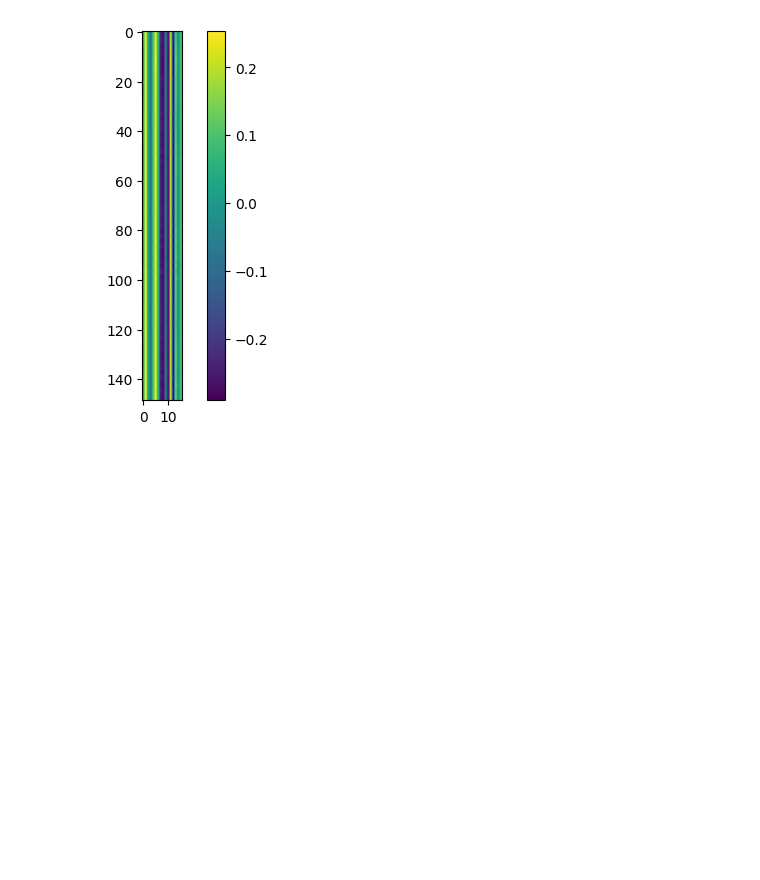
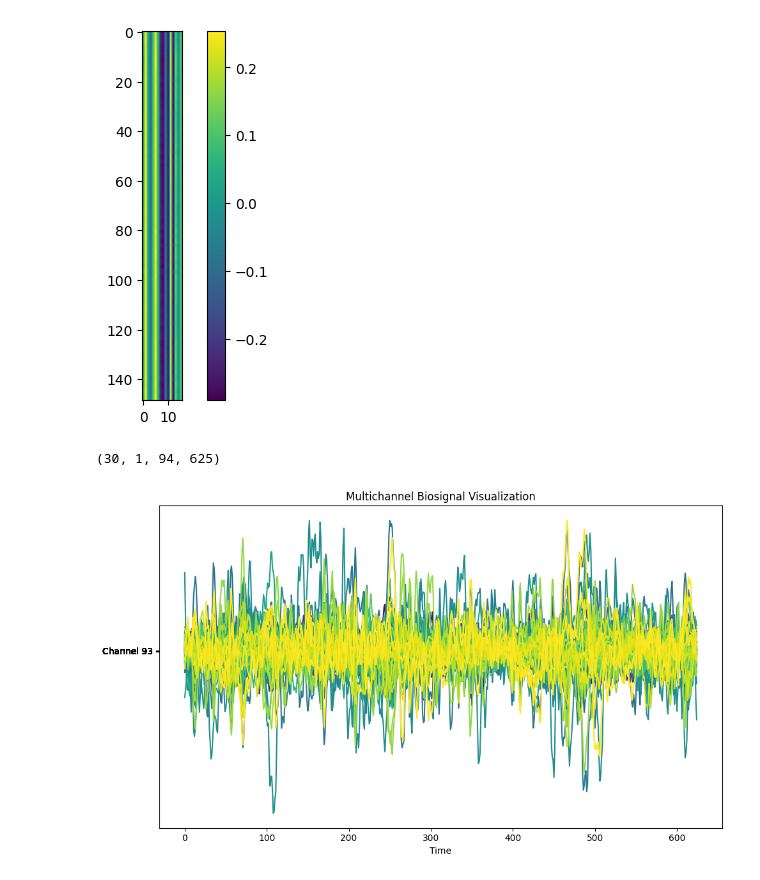
Before and after one commit to soul-M-42/Covariance_EEG_Emotion, a Jupyter notebook: vis_tool.ipynb, the cells around one changed output. Drawn from its saved outputs; the diff is of its cells as text; code cells hidden in the pictures; blank space fills up the shorter version.

```diff
--- a/vis_tool.ipynb
+++ b/vis_tool.ipynb
@@ -134,3 +139,77 @@ TypeError: Invalid shape (60, 149, 32) for image data
 show_data(data_show[8])
 # %% [output]
 [figure]
+# %%
+import numpy as np
+data = np.load('./visualize/projected_eeg.npy')
+data.shape
+# %% [output]
+(30, 1, 94, 625)
+# %%
+data_trial = data[0][0]
+# %%
+import numpy as np
+import matplotlib.pyplot as plt
+
+def plot_multichannel_data(data, x=None, offset=None, spacing=3.0,
+                          channel_labels=None, cmap='viridis', ax=None, **kwargs):
+    """
+    绘制多通道时间序列数据，自动垂直偏移通道
+
+    参数：
+    data : ndarray, shape (n_channels, n_time)
+        输入的多通道时间序列数据
+    x : ndarray, shape (n_time,), optional
+        时间轴数据，默认为 [0, 1, ..., n_time-1]
+    offset : float, optional
+        通道间垂直偏移量，自动计算时使用 spacing * max_amplitude
+    spacing : float
+        通道间距系数（当offset为None时生效）
+    channel_labels : list of str, optional
+        通道标签列表
+    cmap : str
+        颜色映射名称
+    ax : matplotlib axis, optional
+        指定绘图的axis对象
+    **kwargs :
+        传递给plot函数的其他参数
+    """
+    # 验证输入数据维度
+    if data.ndim != 2:
+        raise ValueError("输入数据必须是二维数组 (n_channels, n_time)")
+
+    n_channels, n_time = data.shape
+    x = np.arange(n_time) if x is None else x
+
+    # 自动计算垂直偏移量
+    if offset is None:
+        max_amp = np.max(np.abs(data))
+        offset = max_amp * spacing
+
+    # 创建颜色映射
+    colors = plt.cm.get_cmap(cmap)(np.linspace(0, 1, n_channels))
+
+    # 创建或获取axis对象
+    ax = ax if ax is not None else plt.gca()
+
+    # 绘制每个通道
+    for i in range(n_channels):
+        y_shifted = data[i] + i * offset
+        ax.plot(x, y_shifted, color=colors[i], **kwargs)
+
+    # 设置y轴标签
+    yticks = [i * offset for i in range(n_channels)]
+    yticklabels = channel_labels if channel_labels else [f'Channel {i}' for i in range(n_channels)]
+    ax.set_yticks(yticks)
+    ax.set_yticklabels(yticklabels)
+
+    ax.set_xlabel('Time')
+    return ax
+
+plt.figure(figsize=(10, 6))
+plot_multichannel_data(data_trial, spacing=0)
+plt.title('Multichannel Biosignal Visualization')
+plt.tight_layout()
+plt.show()
+# %% [output]
+[figure, added]
```
Also changed, not shown: parts of 8 cells of this notebook, 5 other files.
